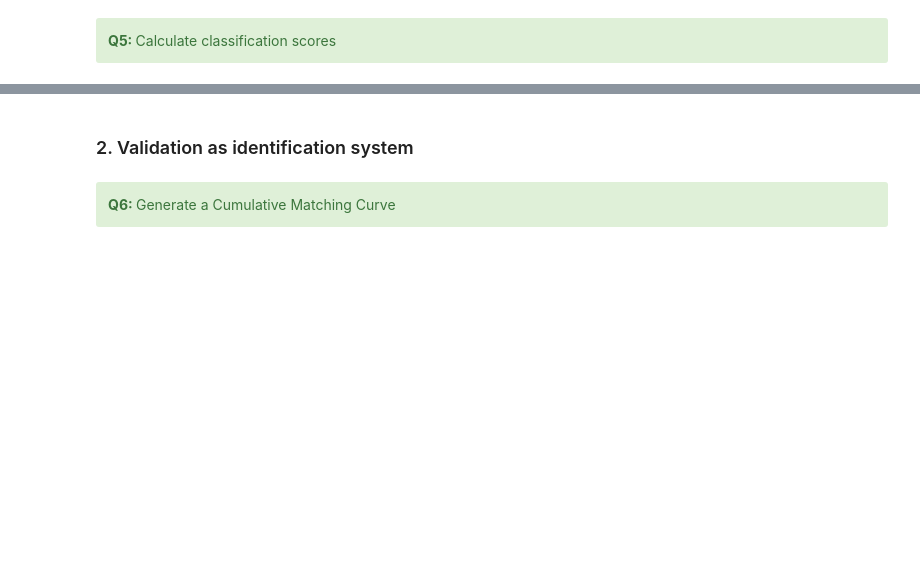
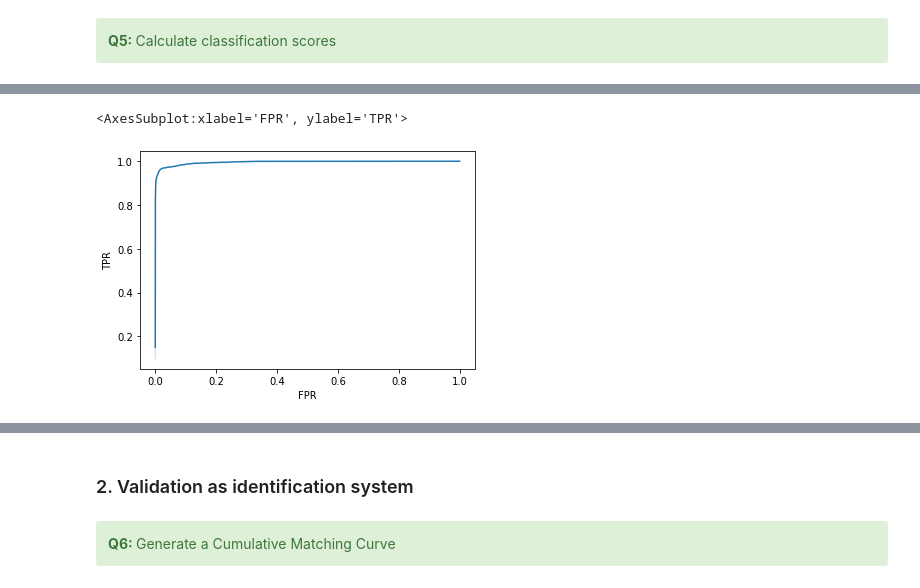
Before and after one commit to Everaert-K/Biometrics-system-concepts, a Jupyter notebook: assignment_3_2021.ipynb, the cells around one changed output, grey strips where cells are left out. Saved outputs shown, nothing was run; the diff lists cells and outputs as text; code cells hidden in the pictures; blank space fills up the shorter version.

```diff
--- a/assignment_3_2021.ipynb
+++ b/assignment_3_2021.ipynb
@@ -729,0 +814,31 @@ In this section you can re-use the code you developed for validation in the prev
+# %%
+"""plot the ROC curve (TPR against the FPR for different threshold values)"""
+imposter_indexes = [index for index, element in enumerate(genuine_id) if element == 0]
+imposter_scores = [scores[i] for i in imposter_indexes]
+
+genuine_indexes = [index for index, element in enumerate(genuine_id) if element == 1]
+genuine_scores = [scores[i] for i in genuine_indexes]
+# adjust as well
+
+imposter_df = pd.DataFrame({'score' : imposter_scores})
+genuine_df = pd.DataFrame({'score' : genuine_scores})
+
+thresholds = []
+TPRS = []
+FPRS = []
+for threshold in range(1,506):
+
+    # threshold = threshold/100
+
+    TPR = len(genuine_df.loc[(genuine_df['score'] <= threshold)])/len(genuine_scores)
+    FPR = len(imposter_df.loc[(imposter_df['score'] <= threshold)])/len(imposter_scores)
+
+    thresholds.append(threshold)
+    TPRS.append(TPR)
+    FPRS.append(FPR)
+
+df_TPR_FPR_Threshold = pd.DataFrame({'threshold' : thresholds, 'TPR':TPRS, 'FPR':FPRS})
+sns.lineplot(x='FPR',y='TPR',data=df_TPR_FPR_Threshold)
+# %% [output]
+<AxesSubplot:xlabel='FPR', ylabel='TPR'>
+[figure, added]
```
Also changed, not shown: parts of 27 cells of this notebook.
